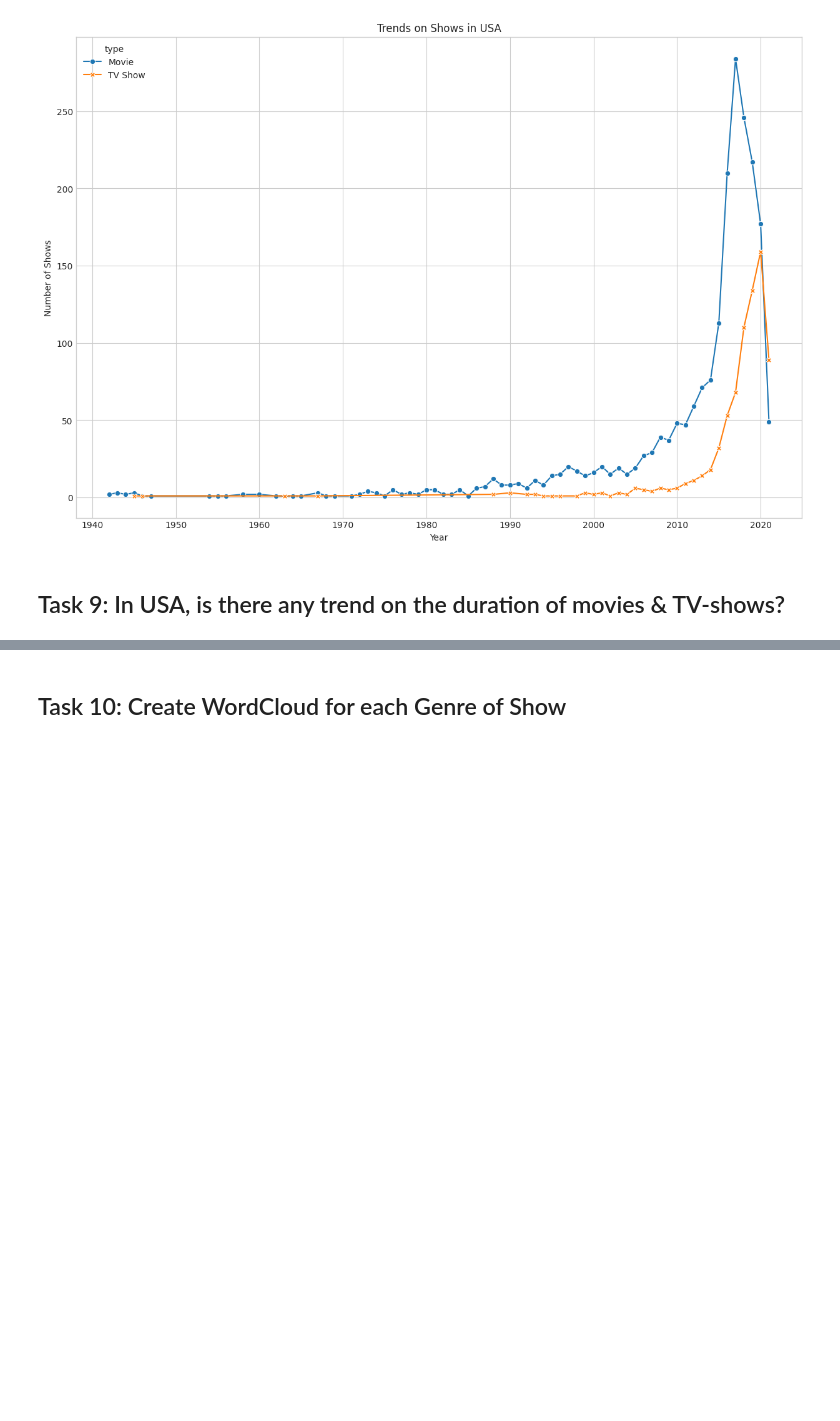
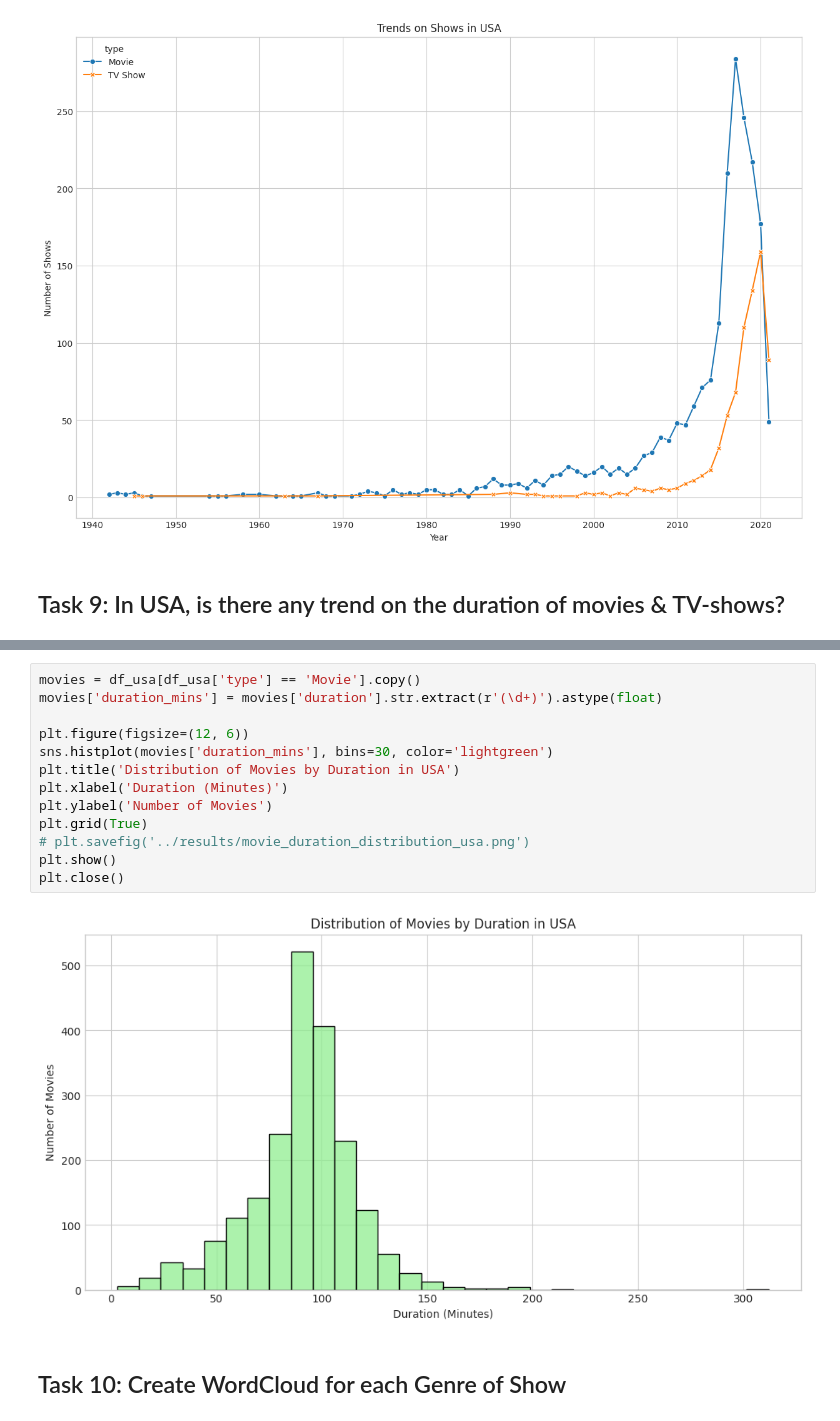
Before and after one commit to npa02/netflix-analysis, a Jupyter notebook: notebooks/test.ipynb, the cells around one changed output, grey strips where cells are left out. Saved outputs shown, nothing was run; the diff lists cells and outputs as text; blank space fills up the shorter version.

```diff
--- a/notebooks/test.ipynb
+++ b/notebooks/test.ipynb
@@ -252,3 +261,18 @@ duration_trend.head()
+# %%
+movies = df_usa[df_usa['type'] == 'Movie'].copy()
+movies['duration_mins'] = movies['duration'].str.extract(r'(\d+)').astype(float)
+
+plt.figure(figsize=(12, 6))
+sns.histplot(movies['duration_mins'], bins=30, color='lightgreen')
+plt.title('Distribution of Movies by Duration in USA')
+plt.xlabel('Duration (Minutes)')
+plt.ylabel('Number of Movies')
+plt.grid(True)
+# plt.savefig('../results/movie_duration_distribution_usa.png')
+plt.show()
+plt.close()
+# %% [output]
+[figure, added]
 # %% [markdown]
 ## Task 10: Create WordCloud for each Genre of Show
 # %%
```
Also changed, not shown: parts of 3 cells of this notebook, 2 other files.
